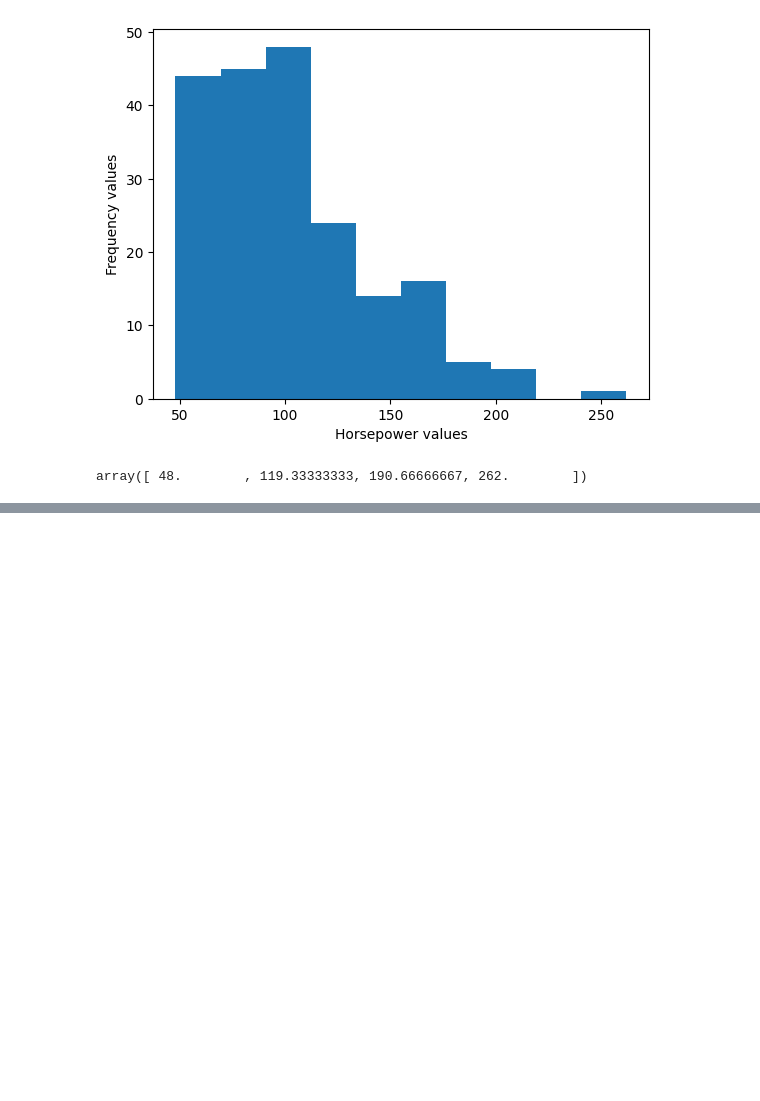
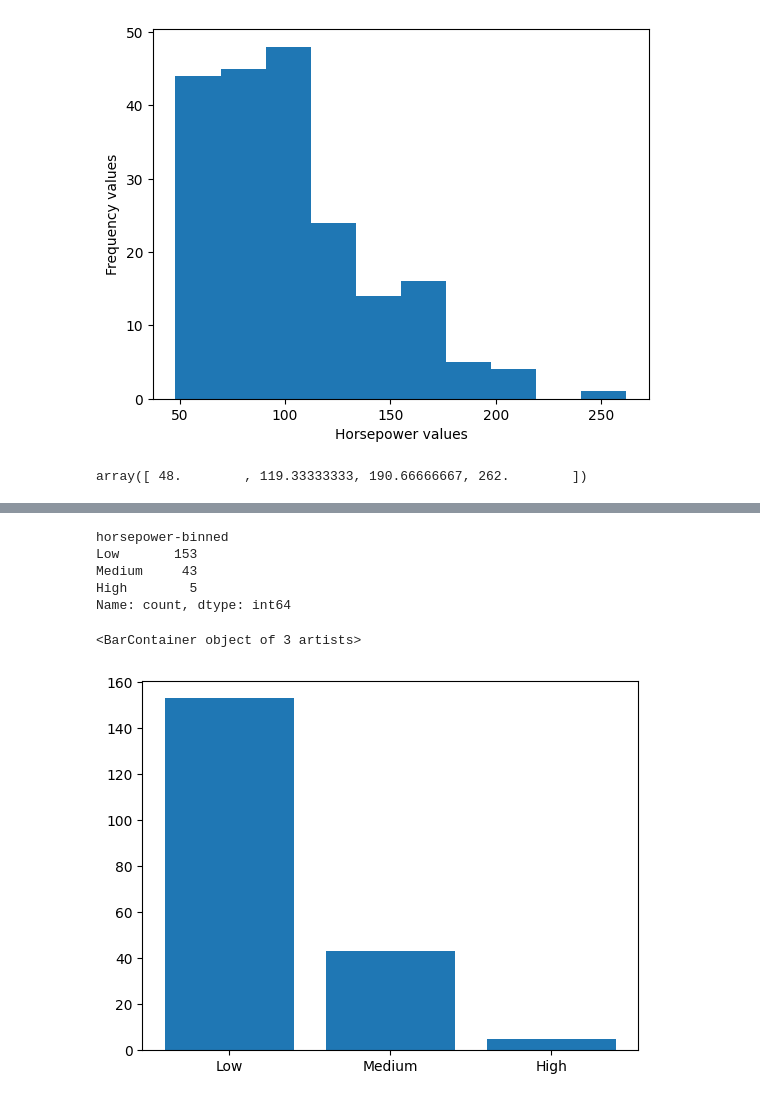
Before and after one commit to Namir50/Data-Science-Machine-learning-tutorial, a Jupyter notebook: Data Preprocessing/5_data_formatting _and_binning.ipynb, the cells around one changed output, grey strips where cells are left out. Drawn from its saved outputs; the diff is of its cells as text; code cells hidden in the pictures; blank space fills up the shorter version.

```diff
--- a/Data Preprocessing/5_data_formatting _and_binning.ipynb
+++ b/Data Preprocessing/5_data_formatting _and_binning.ipynb
@@ -70,0 +85,13 @@ df_1['horsepower-binned'] = pd.cut(df_1['horsepower'],bins,labels=group_names,in
+# %%
+df_1['horsepower-binned'].value_counts()
+# %% [output]
+horsepower-binned
+Low       153
+Medium     43
+High        5
+Name: count, dtype: int64
+# %%
+plt.bar(group_names, df_1['horsepower-binned'].value_counts())
+# %% [output]
+<BarContainer object of 3 artists>
+[figure, added]
```
Also changed, not shown: parts of 1 cell of this notebook.
